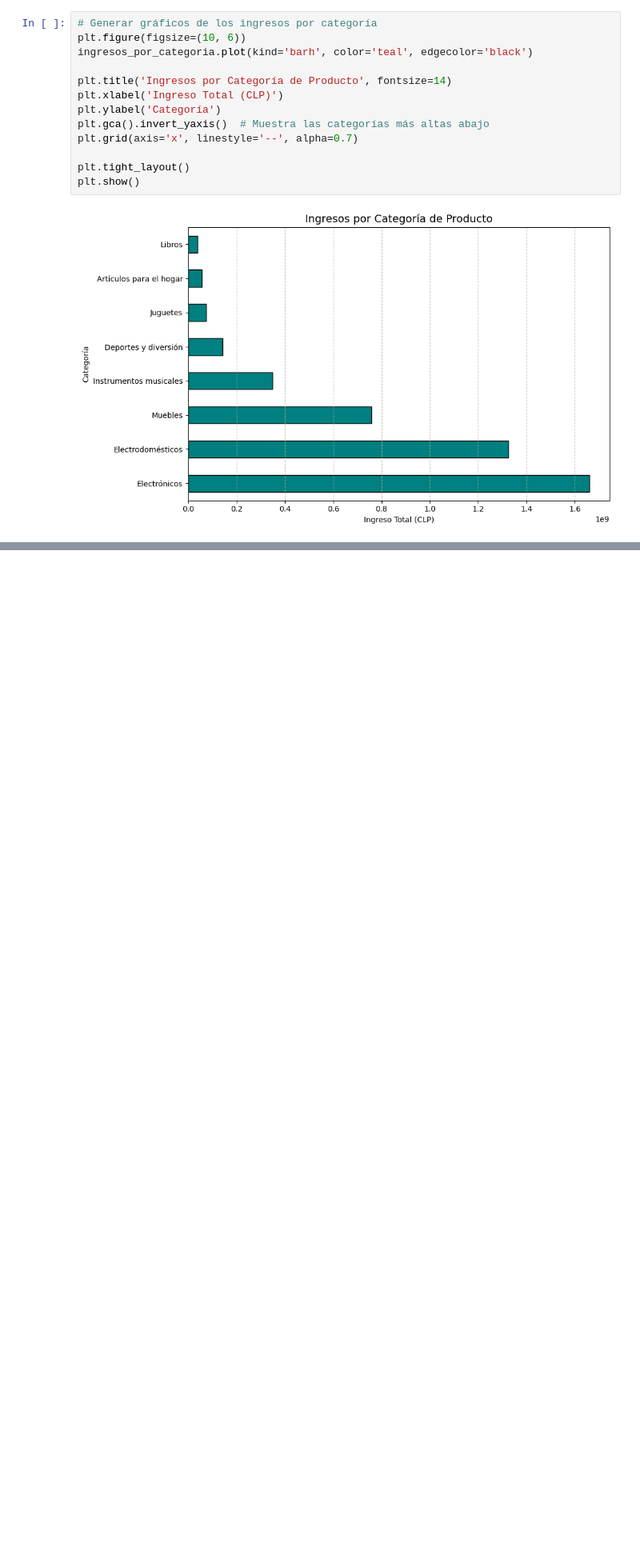
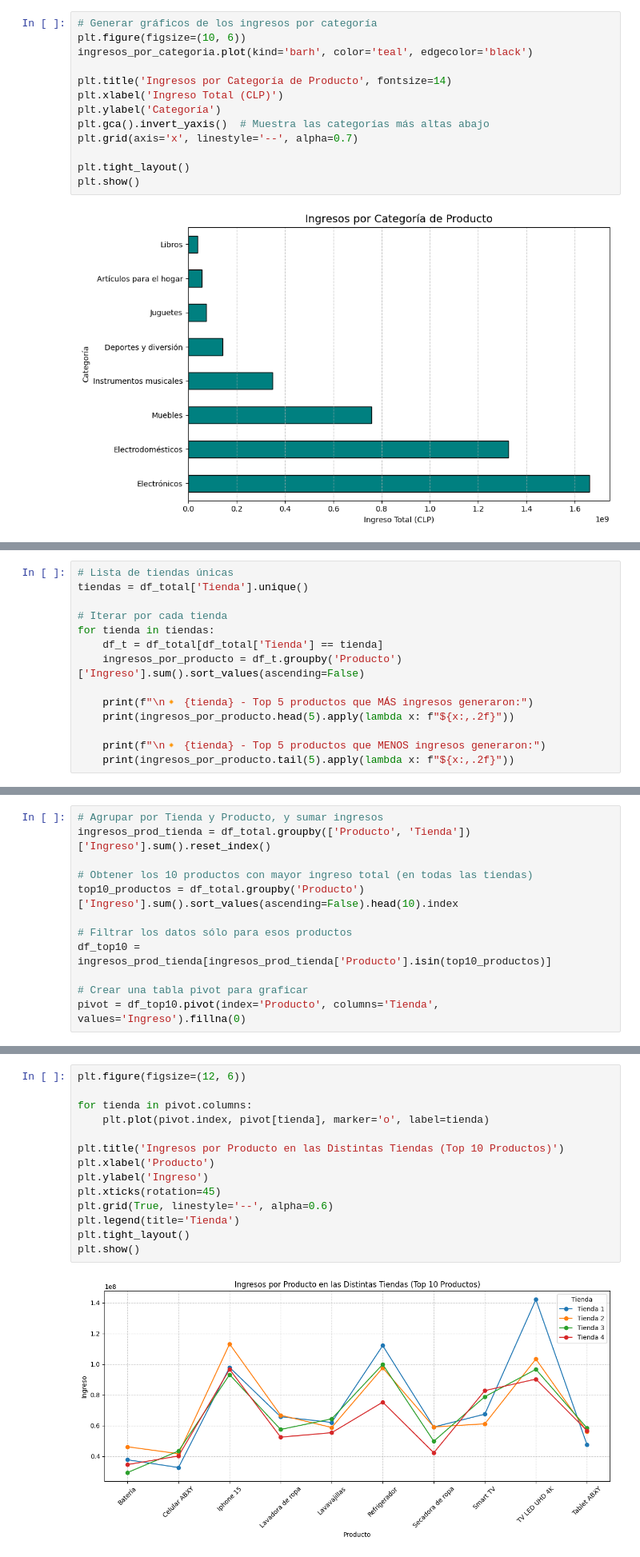
Before and after one commit to Mata-68/desafio_alura_store, a Jupyter notebook: DesafioAluraStoreLatam.ipynb, the cells around one changed output, grey strips where cells are left out. Shown: that part at 80% size. Drawn from its saved outputs; the diff is of its cells as text; blank space fills up the shorter version.

```diff
--- a/DesafioAluraStoreLatam.ipynb
+++ b/DesafioAluraStoreLatam.ipynb
@@ -604,0 +607,14 @@ plt.show()
+# %%
+# Lista de tiendas únicas
+tiendas = df_total['Tienda'].unique()
+
+# Iterar por cada tienda
+for tienda in tiendas:
+    df_t = df_total[df_total['Tienda'] == tienda]
+    ingresos_por_producto = df_t.groupby('Producto')['Ingreso'].sum().sort_values(ascending=False)
+
+    print(f"\n🔸 {tienda} - Top 5 productos que MÁS ingresos generaron:")
+    print(ingresos_por_producto.head(5).apply(lambda x: f"${x:,.2f}"))
+
+    print(f"\n🔸 {tienda} - Top 5 productos que MENOS ingresos generaron:")
+    print(ingresos_por_producto.tail(5).apply(lambda x: f"${x:,.2f}"))
@@ -604,0 +641,12 @@ plt.show()
+# %%
+# Agrupar por Tienda y Producto, y sumar ingresos
+ingresos_prod_tienda = df_total.groupby(['Producto', 'Tienda'])['Ingreso'].sum().reset_index()
+
+# Obtener los 10 productos con mayor ingreso total (en todas las tiendas)
+top10_productos = df_total.groupby('Producto')['Ingreso'].sum().sort_values(ascending=False).head(10).index
+
+# Filtrar los datos sólo para esos productos
+df_top10 = ingresos_prod_tienda[ingresos_prod_tienda['Producto'].isin(top10_productos)]
+
+# Crear una tabla pivot para graficar
+pivot = df_top10.pivot(index='Producto', columns='Tienda', values='Ingreso').fillna(0)
@@ -604,0 +655,16 @@ plt.show()
+# %%
+plt.figure(figsize=(12, 6))
+
+for tienda in pivot.columns:
+    plt.plot(pivot.index, pivot[tienda], marker='o', label=tienda)
+
+plt.title('Ingresos por Producto en las Distintas Tiendas (Top 10 Productos)')
+plt.xlabel('Producto')
+plt.ylabel('Ingreso')
+plt.xticks(rotation=45)
+plt.grid(True, linestyle='--', alpha=0.6)
+plt.legend(title='Tienda')
+plt.tight_layout()
+plt.show()
+# %% [output]
+[figure, added]
```
Also changed, not shown: parts of 9 cells of this notebook.
